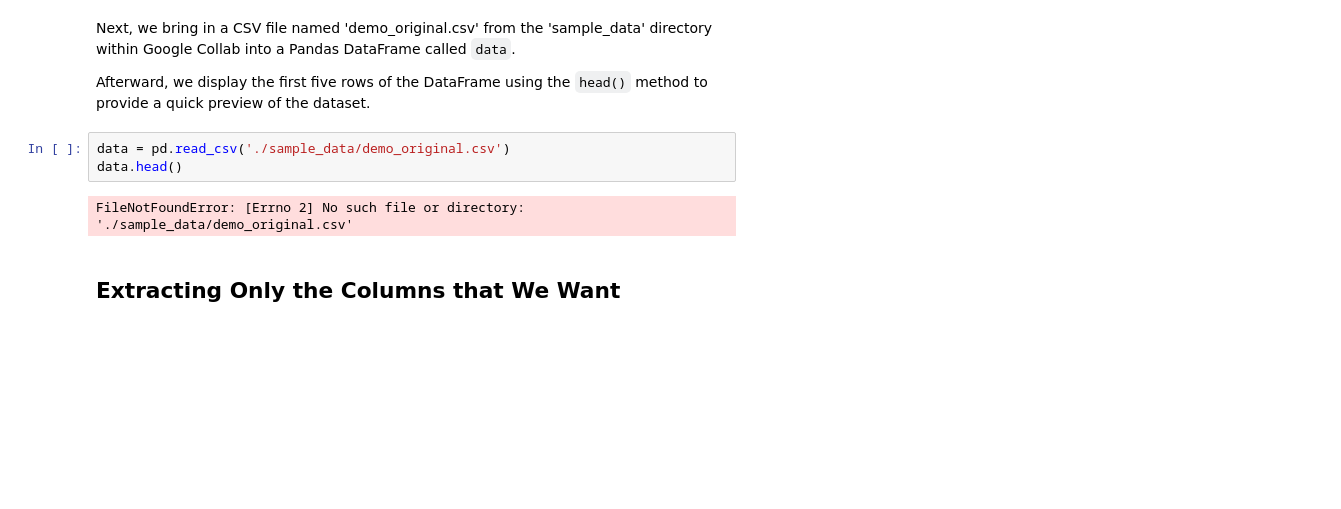
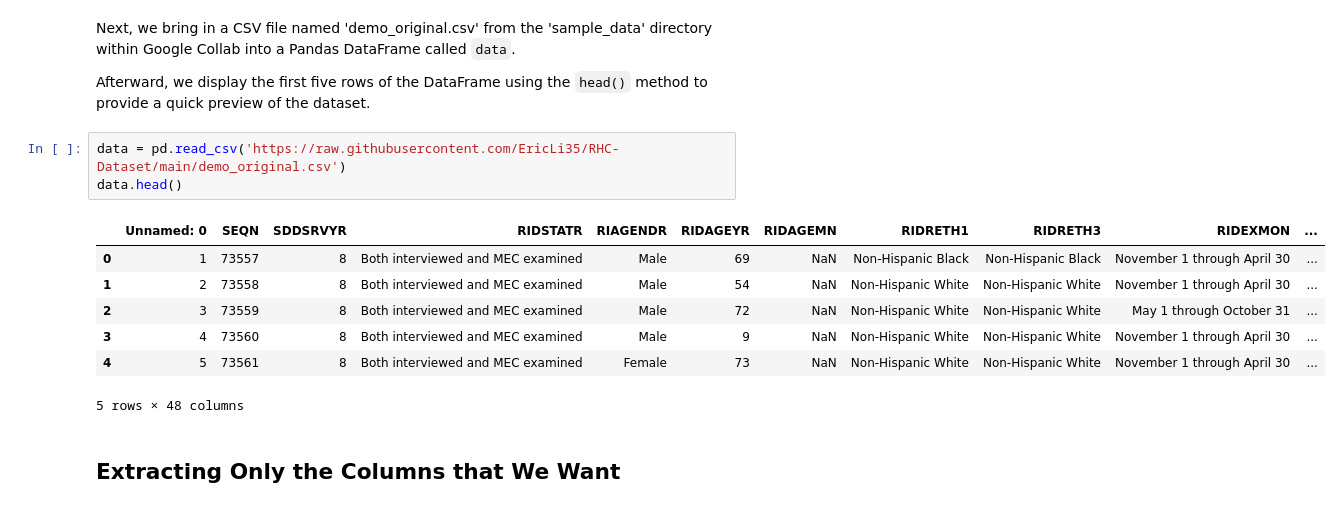
Before and after one commit to ehsanx/Data-Science-Tools, a Jupyter notebook: _build/jupyter_execute/Module12_TableOne.ipynb, the cells around one changed output. Cells and saved outputs as stored; diff of their text form; blank space fills up the shorter version.

```diff
--- a/_build/jupyter_execute/Module12_TableOne.ipynb
+++ b/_build/jupyter_execute/Module12_TableOne.ipynb
@@ -56,10 +56,16 @@ Next, we bring in a CSV file named 'demo_original.csv' from the 'sample_data' di
 
 Afterward, we display the first five rows of the DataFrame using the `head()` method to provide a quick preview of the dataset.
 # %%
-data = pd.read_csv('./sample_data/demo_original.csv')
+data = pd.read_csv('https://raw.githubusercontent.com/EricLi35/RHC-Dataset/main/demo_original.csv')
 data.head()
 # %% [output]
+|  | Unnamed: 0 | SEQN | SDDSRVYR | RIDSTATR | RIAGENDR | RIDAGEYR | RIDAGEMN | RIDRETH1 | RIDRETH3 | RIDEXMON | ... |
+| 0 | 1 | 73557 | 8 | Both interviewed and MEC examined | Male | 69 | NaN | Non-Hispanic Black | Non-Hispanic Black | November 1 through April 30 | ... |
+| 1 | 2 | 73558 | 8 | Both interviewed and MEC examined | Male | 54 | NaN | Non-Hispanic White | Non-Hispanic White | November 1 through April 30 | ... |
+| 2 | 3 | 73559 | 8 | Both interviewed and MEC examined | Male | 72 | NaN | Non-Hispanic White | Non-Hispanic White | May 1 through October 31 | ... |
+| 3 | 4 | 73560 | 8 | Both interviewed and MEC examined | Male | 9 | NaN | Non-Hispanic White | Non-Hispanic White | November 1 through April 30 | ... |
+| 4 | 5 | 73561 | 8 | Both interviewed and MEC examined | Female | 73 | NaN | Non-Hispanic White | Non-Hispanic White | November 1 through April 30 | ... |
-FileNotFoundError: [Errno 2] No such file or directory: './sample_data/demo_original.csv'
+5 rows × 48 columns
 # %% [markdown]
 ## Extracting Only the Columns that We Want
 # %% [markdown]
```
Also changed, not shown: 7 other files.
